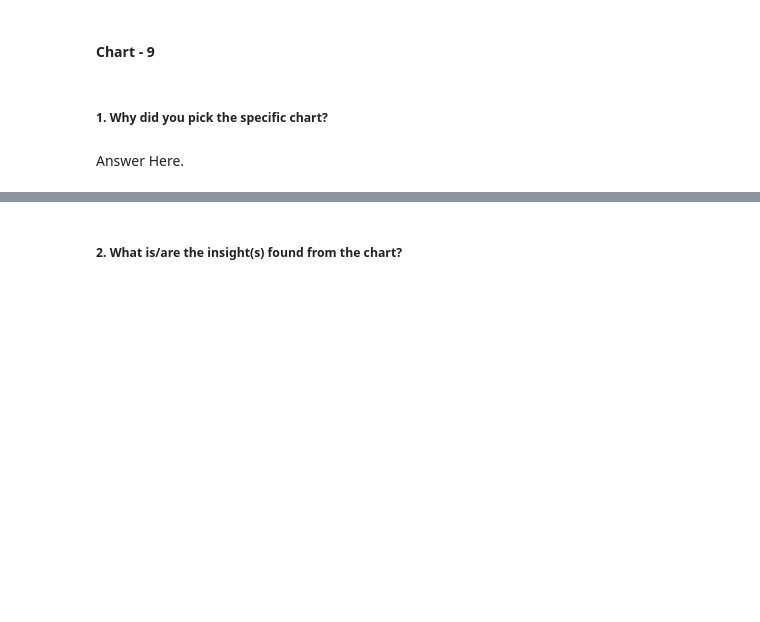
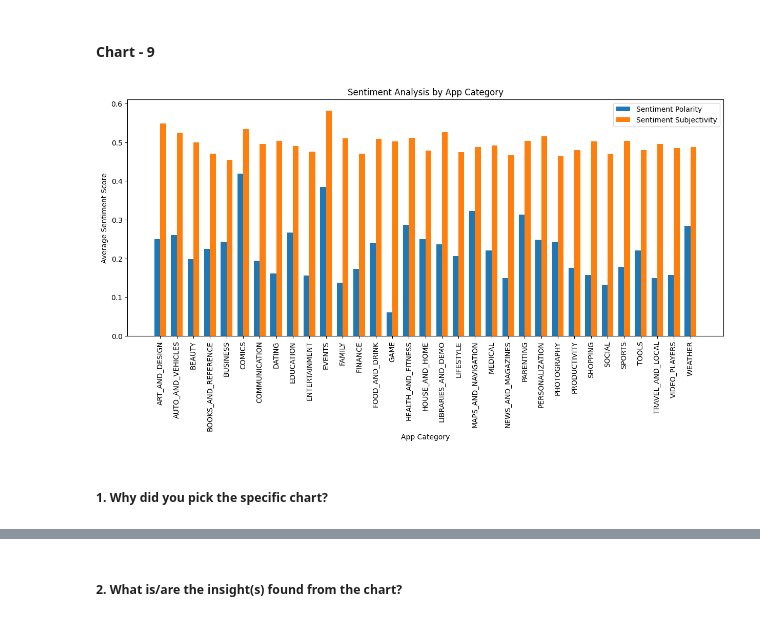
Before and after one commit to JatinKrRana/Alma_Better-Capstone_Project_1, a Jupyter notebook: Play_Store_App_Review_Analysis.ipynb, the cells around one changed output, grey strips where cells are left out. Saved outputs shown, nothing was run; the diff lists cells and outputs as text; code cells hidden in the pictures; blank space fills up the shorter version.

```diff
--- a/Play_Store_App_Review_Analysis.ipynb
+++ b/Play_Store_App_Review_Analysis.ipynb
@@ -698,0 +701,6 @@ Correlation coefficient between Size and Rating: nan
+# %%
+average_sentiment = merged_df.groupby(['App_Name'])[['Sentiment_Polarity', 'Sentiment_Subjectivity']].mean().reset_index()
+average_sentiment = average_sentiment.rename(columns={'Sentiment_Polarity': 'Avg_Sentiment_Polarity', 'Sentiment_Subjectivity': 'Avg_Sentiment_Subjectivity'})
+merged_df = merged_df.join(average_sentiment.set_index('App_Name'), on='App_Name', rsuffix='_avg')
+
+merged_df.head()
@@ -757,0 +766,3 @@ Correlation coefficient of Sentiment_Subjectivity and Rating: 0.0570246895877408
+# %%
+category_sentiment = merged_df.groupby('Category')['Avg_Sentiment_Polarity', 'Avg_Sentiment_Subjectivity'].mean().reset_index()
+print(category_sentiment)
@@ -1140,4 +1153,20 @@ To identify potential negative growth factors, businesses should consider a holi
+# %%
+plt.figure(figsize=(15, 6))
+
+x = np.arange(len(category_sentiment['Category']))
+bar_width = 0.35
+
+plt.bar(x, category_sentiment['Avg_Sentiment_Polarity'], width=bar_width, label='Sentiment Polarity')
+plt.bar(x + bar_width, category_sentiment['Avg_Sentiment_Subjectivity'], width=bar_width, label='Sentiment Subjectivity')
+
+plt.xlabel('App Category')
+plt.ylabel('Average Sentiment Score')
+plt.title('Sentiment Analysis by App Category')
+plt.xticks(x + bar_width/2, category_sentiment['Category'], rotation=90)
+plt.legend()
+
+plt.show()
+# %% [output]
+[figure, added]
 # %% [markdown]
 ##### 1. Why did you pick the specific chart?
-# %% [markdown]
-Answer Here.
```
Also changed, not shown: parts of 22 cells of this notebook.
